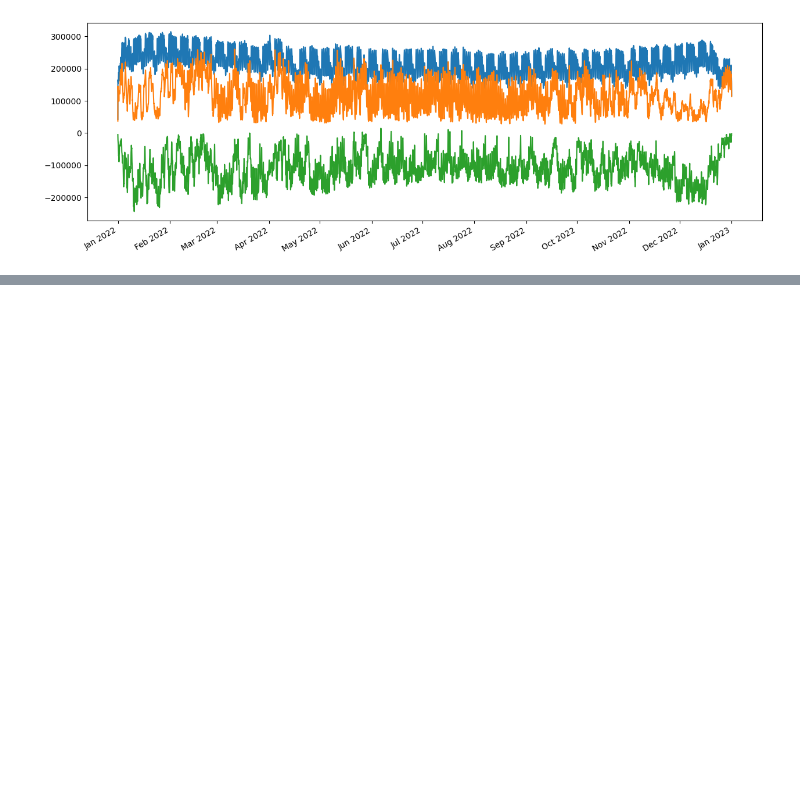
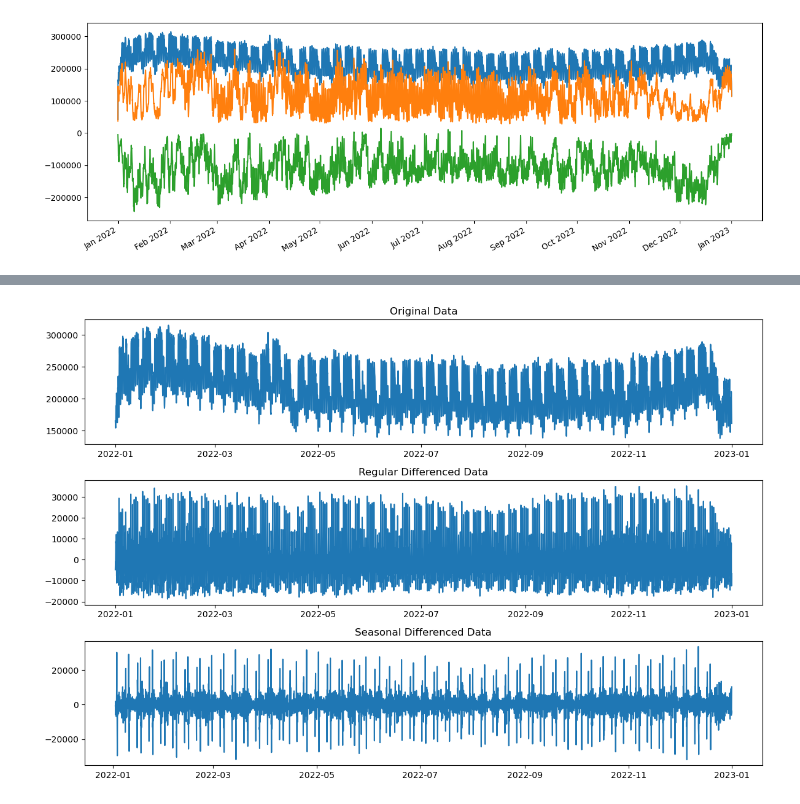
Before and after one commit to hikotei/2023_11_18-SE-Europe-Data_Challenge, a Jupyter notebook: 2023_11_20 data analysis.ipynb, the cells around one changed output, grey strips where cells are left out. Saved outputs shown, nothing was run; the diff lists cells and outputs as text; code cells hidden in the pictures; blank space fills up the shorter version.

Commit message:
testing differencing and arma etc

```diff
--- a/2023_11_20 data analysis.ipynb
+++ b/2023_11_20 data analysis.ipynb
@@ -140,0 +245,26 @@ TypeError: unhashable type: 'Series'
+# %%
+# Regular Differencing (to remove trends)
+data_diff = data.diff().dropna()
+
+# Seasonal Differencing (e.g., for weekly seasonality)
+# Assuming you have daily data and want to remove the weekly pattern
+seasonal_diff = data_diff.diff(periods=7).diff(periods=24).dropna()
+
+# Plot the original data, regular differenced data, and seasonal differenced data
+plt.figure(figsize=(12, 8))
+plt.subplot(311)
+plt.plot(data, label='Original Data')
+plt.title('Original Data')
+
+plt.subplot(312)
+plt.plot(data_diff, label='Regular Differenced Data')
+plt.title('Regular Differenced Data')
+
+plt.subplot(313)
+plt.plot(seasonal_diff, label='Seasonal Differenced Data')
+plt.title('Seasonal Differenced Data')
+
+plt.tight_layout()
+plt.show()
+# %% [output]
+[figure, added]
```
Also changed, not shown: parts of 14 cells of this notebook.
